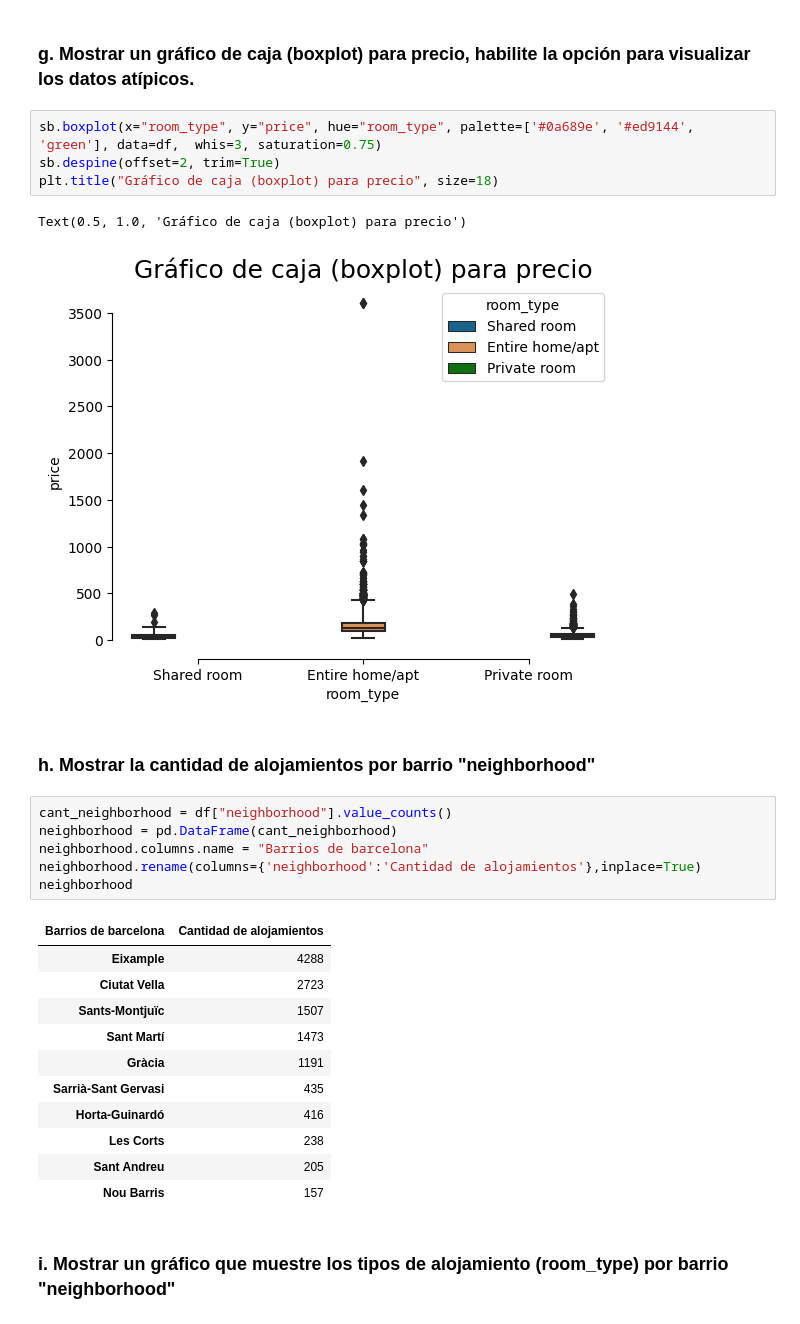
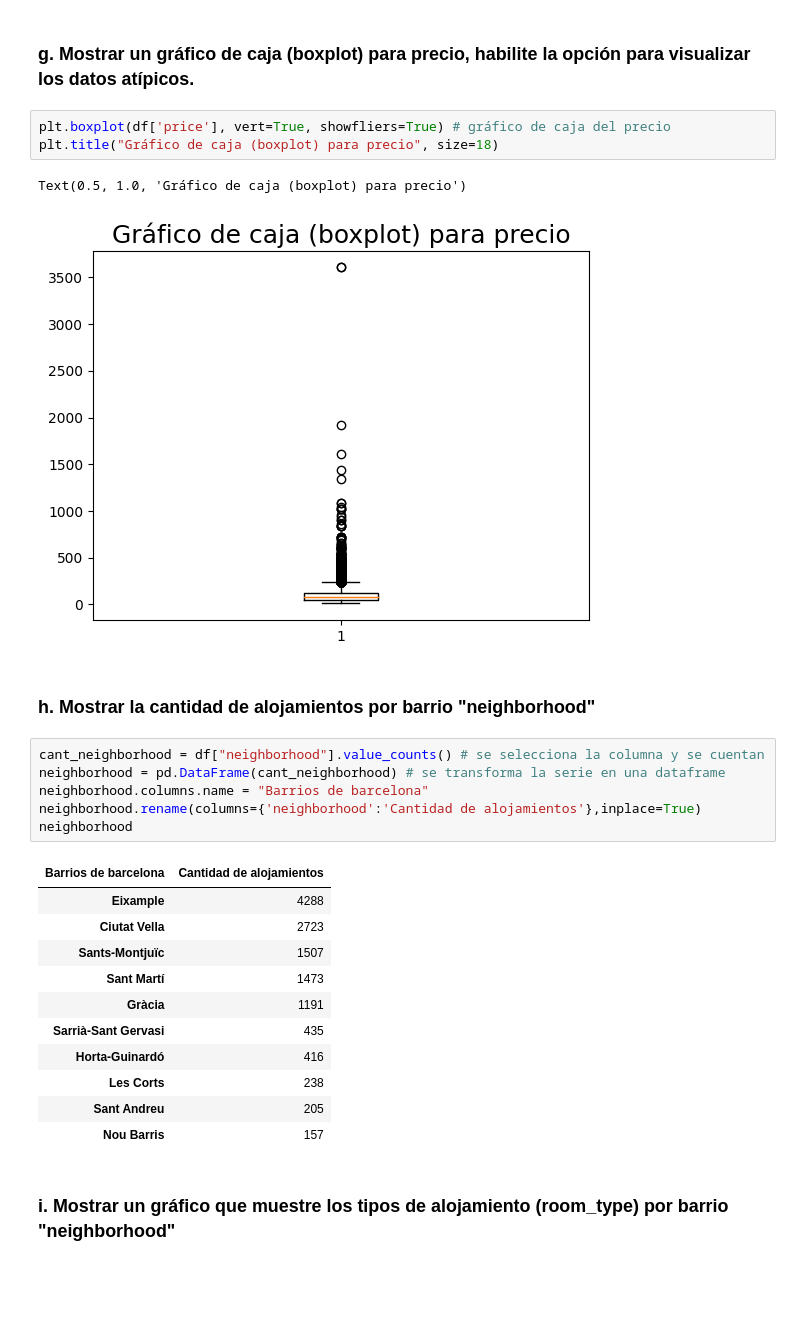
Before and after one commit to villa85/curso_python_2, a Jupyter notebook: Proyecto_III_Visualización_de_Datos/PROYECTO3_YUNIEL_VILLALON_PYTHON20.ipynb, the cells around one changed output. Saved outputs shown, nothing was run; the diff lists cells and outputs as text; blank space fills up the shorter version.

```diff
--- a/Proyecto_III_Visualización_de_Datos/PROYECTO3_YUNIEL_VILLALON_PYTHON20.ipynb
+++ b/Proyecto_III_Visualización_de_Datos/PROYECTO3_YUNIEL_VILLALON_PYTHON20.ipynb
@@ -124,17 +130,16 @@ Text(0.5, 1.0, 'Precios')
 # %% [markdown]
 ### g.  Mostrar un gráfico de caja (boxplot) para precio, habilite la opción para visualizar los datos atípicos.
-# %%
-sb.boxplot(x="room_type", y="price", hue="room_type", palette=['#0a689e', '#ed9144', 'green'], data=df,  whis=3, saturation=0.75)
-sb.despine(offset=2, trim=True)
-plt.title("Gráfico de caja (boxplot) para precio", size=18)
-# %% [output]
-Text(0.5, 1.0, 'Gráfico de caja (boxplot) para precio')
-[figure, removed]
+# %%
+plt.boxplot(df['price'], vert=True, showfliers=True) # gráfico de caja del precio
+plt.title("Gráfico de caja (boxplot) para precio", size=18)
+# %% [output]
+Text(0.5, 1.0, 'Gráfico de caja (boxplot) para precio')
+[figure, added]
 # %% [markdown]
 ### h.  Mostrar la cantidad de alojamientos por barrio "neighborhood"
 # %%
-cant_neighborhood = df["neighborhood"].value_counts()
-neighborhood = pd.DataFrame(cant_neighborhood)
+cant_neighborhood = df["neighborhood"].value_counts() # se selecciona la columna y se cuentan
+neighborhood = pd.DataFrame(cant_neighborhood) # se transforma la serie en una dataframe
 neighborhood.columns.name = "Barrios de barcelona"
 neighborhood.rename(columns={'neighborhood':'Cantidad de alojamientos'},inplace=True)
 neighborhood
```
Also changed, not shown: parts of 17 cells of this notebook, 1 other file.
